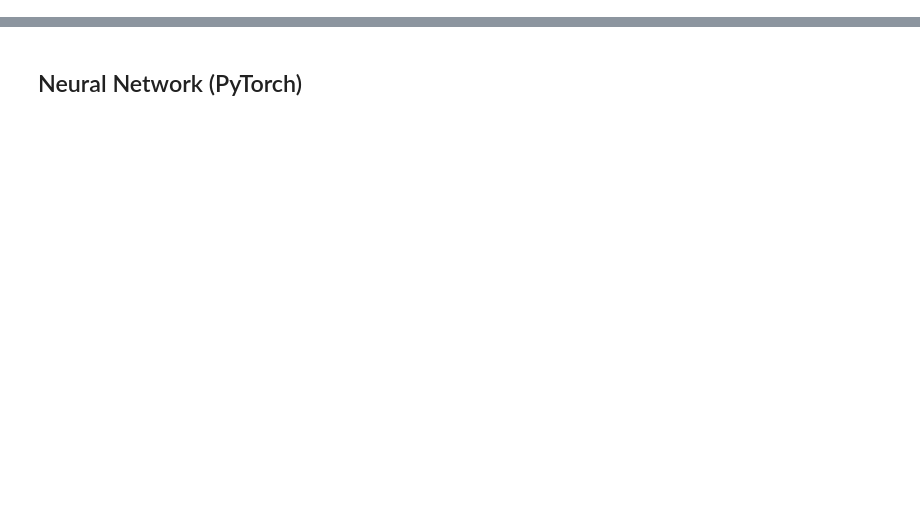
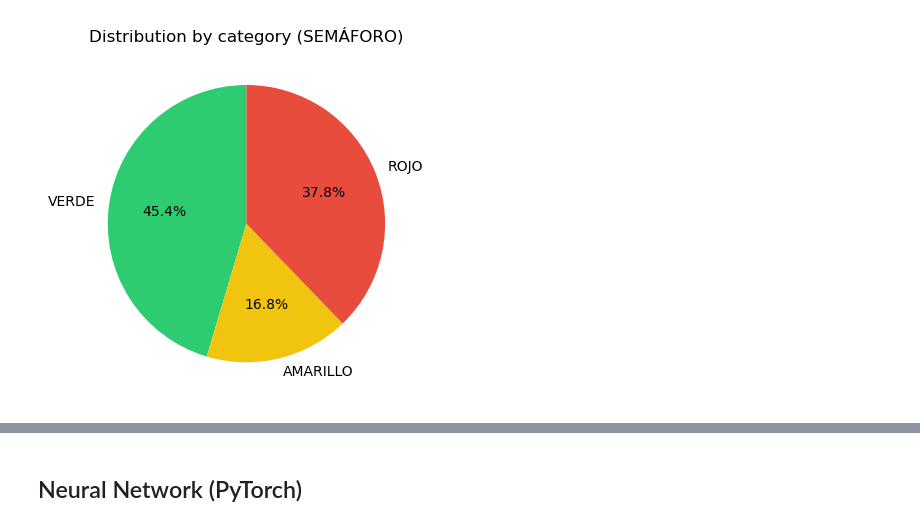
Before and after one commit to Albertomhz01/mexico-groundwater-quality, a Jupyter notebook: mexico_groundwater_quality_classification.ipynb, the cells around one changed output, grey strips where cells are left out. Drawn from its saved outputs; the diff is of its cells as text; code cells hidden in the pictures; blank space fills up the shorter version.

```diff
--- a/mexico_groundwater_quality_classification.ipynb
+++ b/mexico_groundwater_quality_classification.ipynb
@@ -34,0 +107,10 @@ dropping metadata columns like site name, location, and administrative region.
+# %%
+"""Pie chart to see the total distribution of SEMÁFORO with their percentage (%)"""
+plt.figure(figsize=(6, 4))
+colors = [COLORS_SEMAFORO[category] for category in counts.index]
+plt.pie(counts.values, labels=counts.index, autopct='%1.1f%%', colors=colors, startangle=90)
+plt.title('Distribution by category (SEMÁFORO)')
+plt.tight_layout()
+plt.show()
+# %% [output]
+[figure, added]
```
Also changed, not shown: parts of 86 cells of this notebook, 9 other files.
